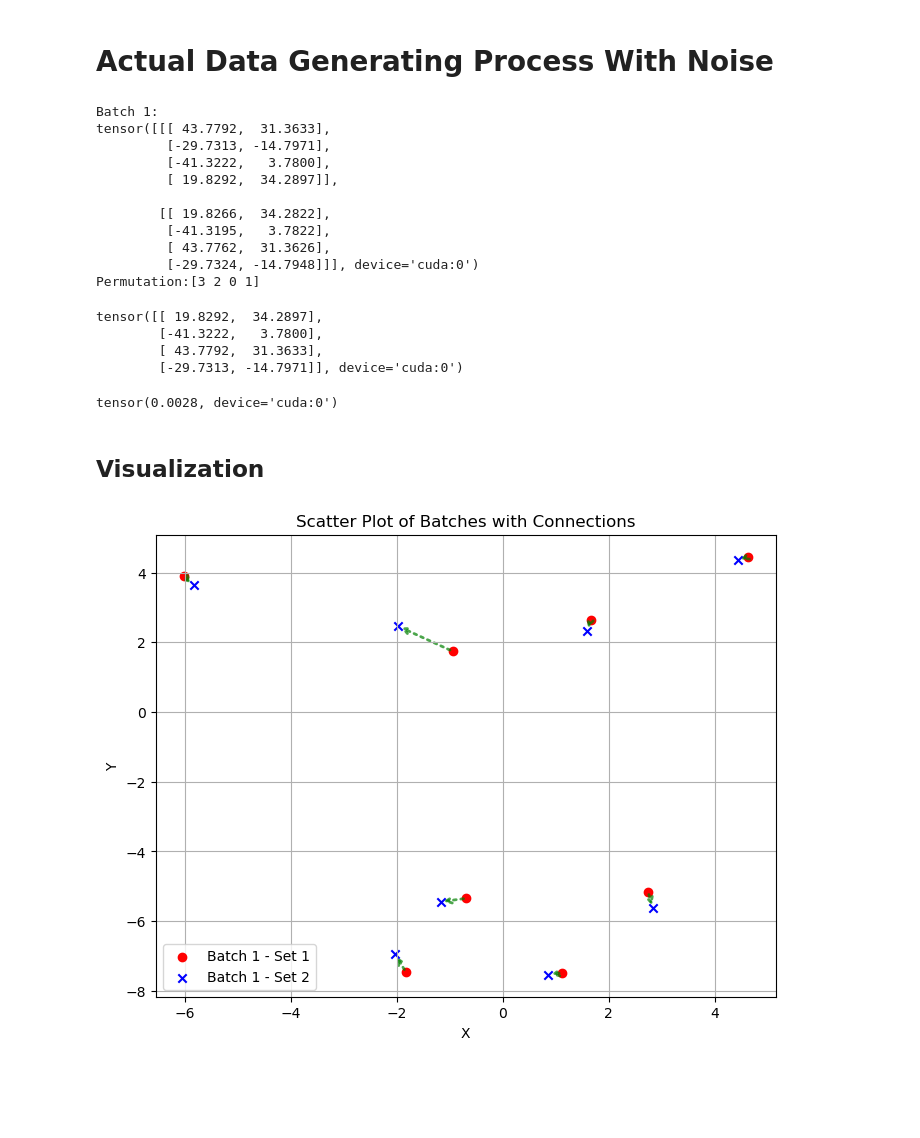
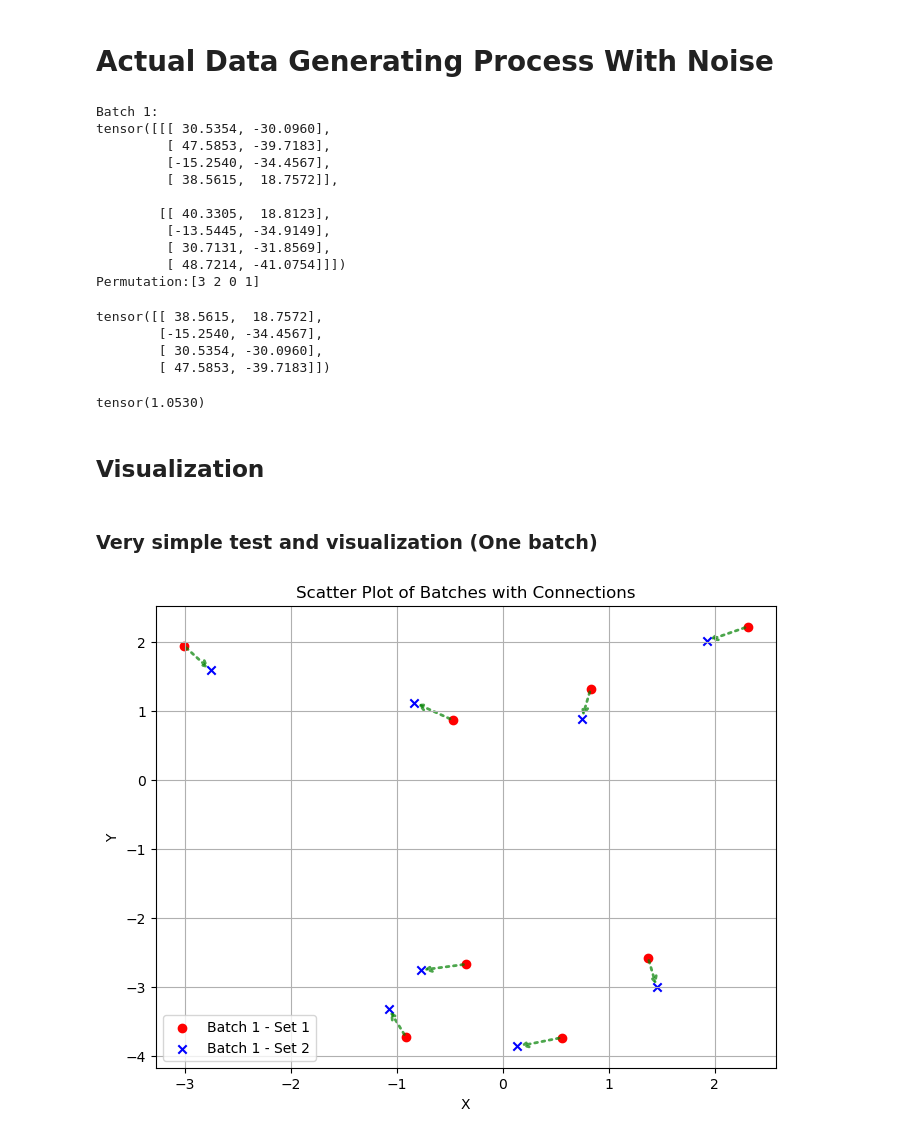
Before and after one commit to HssainAzaqy135/Deep-Learning-Research-project, a Jupyter notebook: Utility_tests.ipynb, the cells around one changed output. Saved outputs shown, nothing was run; the diff lists cells and outputs as text; code cells hidden in the pictures; blank space fills up the shorter version.

Commit message:
made noise pair generation to be correct guaranteed and not probably right for small epsilon

```diff
--- a/Utility_tests.ipynb
+++ b/Utility_tests.ipynb
@@ -263,8 +263,7 @@ import numpy as np
 def generate_batches_noise(count: int, dim: int, n: int, device: torch.device,
                            seed: int = 42,
                            coardinate_max: float = 20,
-                           noise_level: float = 0.1,
-                           noise_scale: float = 1.0):
+                           noise_scaler = 0.4):
     """
     Generates `count` batches of a tensor with shape (2, n, dim) on the specified device.
     The second group of vectors is the first group randomly permutated with added noise.
@@ -276,9 +275,8 @@ def generate_batches_noise(count: int, dim: int, n: int, device: torch.device,
     device (torch.device): The device on which to create the tensors.
     seed (int, optional): Random seed for reproducibility.
     coardinate_max (float, optional): Max absolute value of any coordinate.
-    noise_level (float, optional): Standard deviation of the Gaussian noise added to the permuted vectors.
-    noise_scale (float, optional): Scale factor for the noise added to the permuted vectors.
 
+    noise_scaler: has to be less than 0.5 for validity
     Returns:
     List[torch.Tensor]: List of batches, each batch is a tensor with shape (2, n, dim).
     """
@@ -297,9 +295,20 @@ def generate_batches_noise(count: int, dim: int, n: int, device: torch.device,
         permuted_indices = np.random.permutation(n)
         vectors2 = vectors1[permuted_indices]
 
-        # Add scaled noise to the permuted vectors
-        noise = noise_level * torch.randn_like(vectors2) * noise_scale
-        vectors2 += noise
+        # Add scaled noise to the permuted vectors in a valid manner
+        # Calculate pairwise squared differences
+        dists = torch.cdist(vectors2, vectors2, p=2)
+
+        # Mask out the diagonal (distances between identical rows, which are zero)
+        dists.fill_diagonal_(float('inf'))
+
+        # Find the minimum distance for each row
+        min_distances, _ = torch.min(dists, dim=1)
+        noise_valid_scaler =  torch.sqrt(torch.min(min_distances))
+
+        noise = torch.randn_like(vectors2,device=device)
+        noise = noise /noise.norm(dim=1, keepdim=True)
+        vectors2 += noise* noise_valid_scaler *noise_scaler
 
         # Stack the two lists along a new dimension to create a tensor of shape (2, n, dim)
         batch = torch.stack((vectors1, vectors2), dim=0)
@@ -317,35 +326,39 @@ dim = 2
 n = 4
 device = device
 coardinate_max= 50
-noise_level=(1/n)/coardinate_max
-batches,perm_list = generate_batches_noise(count = count, dim = dim, n = n, device = device, seed = seed,coardinate_max= coardinate_max,noise_level=noise_level)
+batches,perm_list = generate_batches_noise(count = count,
+                                           dim = dim,
+                                           n = n,
+                                           device = device,
+                                           seed = seed,
+                                           coardinate_max= coardinate_max)
 for i, batch in enumerate(batches):
     print(f"Batch {i+1}:")
     print(batch)
     print(f"Permutation:{perm_list[i]}")
 # %% [output]
 Batch 1:
-tensor([[[ 43.7792,  31.3633],
-         [-29.7313, -14.7971],
-         [-41.3222,   3.7800],
-         [ 19.8292,  34.2897]],
+tensor([[[ 30.5354, -30.0960],
+         [ 47.5853, -39.7183],
+         [-15.2540, -34.4567],
+         [ 38.5615,  18.7572]],
 
-        [[ 19.8266,  34.2822],
-         [-41.3195,   3.7822],
-         [ 43.7762,  31.3626],
-         [-29.7324, -14.7948]]], device='cuda:0')
+        [[ 40.3305,  18.8123],
+         [-13.5445, -34.9149],
+         [ 30.7131, -31.8569],
+         [ 48.7214, -41.0754]]])
 Permutation:[3 2 0 1]
 # %%
 batches[0][0][perm_list[0]]
 # %% [output]
-tensor([[ 19.8292,  34.2897],
-        [-41.3222,   3.7800],
-        [ 43.7792,  31.3633],
-        [-29.7313, -14.7971]], device='cuda:0')
+tensor([[ 38.5615,  18.7572],
+        [-15.2540, -34.4567],
+        [ 30.5354, -30.0960],
+        [ 47.5853, -39.7183]])
 # %%
 (batches[0][0][perm_list[0]] - batches[0][1]).abs().mean()
 # %% [output]
-tensor(0.0028, device='cuda:0')
+tensor(1.0530)
 # %% [markdown]
 ## Visualization
 # %%
@@ -367,7 +380,7 @@ def plot_batches_with_arrows(batches, perm_list, colors, labels):
         vectors2 = batch[1].numpy()
 
         # Plot the first set of vectors
-        plt.scatter(vectors1[:, 0][perm_list[i]], vectors1[:, 1][perm_list[i]], color=colors[0], label=f'{labels[i]} - Set 1', marker='o')
+        plt.scatter(vectors1[:, 0], vectors1[:, 1], color=colors[0], label=f'{labels[i]} - Set 1', marker='o')
 
         # Plot the second set of vectors permutated
         plt.scatter(vectors2[:, 0], vectors2[:, 1], color=colors[1], label=f'{labels[i]} - Set 2', marker='x')
@@ -393,31 +406,30 @@ def plot_batches_with_arrows(batches, perm_list, colors, labels):
     plt.legend()
     plt.grid(True)
     plt.show()
+# %% [markdown]
+### Very simple test and visualization (One batch)
 # %%
 # Set device to CPU for plotting purposes
 device = torch.device('cpu')
 
 seed = 12
 count = 1
 dim = 2
 n = 8
-coardinate_max = 10
-noise_level_scaler = 30
-noise_level = noise_level_scaler * (1/n) / coardinate_max
+coardinate_max = 5
 batches, perm_list = generate_batches_noise(count=count,
                                             dim=dim,
                                             n=n,
                                             device=device,
                                             seed=seed,
-                                            coardinate_max=coardinate_max,
-                                            noise_level=noise_level)
+                                            coardinate_max=coardinate_max)
 
 
 colors = ['red', 'blue']
 labels = ['Batch 1', 'Batch 2 permutated']
 plot_batches_with_arrows(batches= batches, perm_list= perm_list, colors= colors, labels= labels)
 # %% [output]
-[figure, old version]
+[figure, new version]
 # %%
 batches,perm_list
 # %% [output]
```
Also changed, not shown: parts of 7 cells of this notebook.
